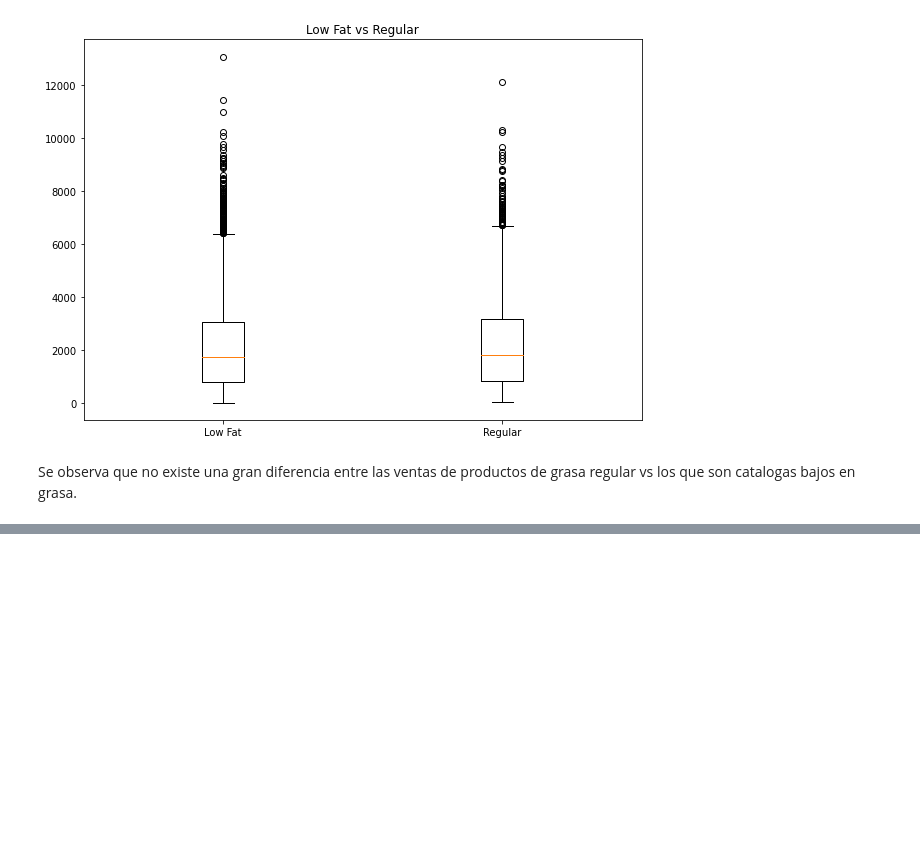
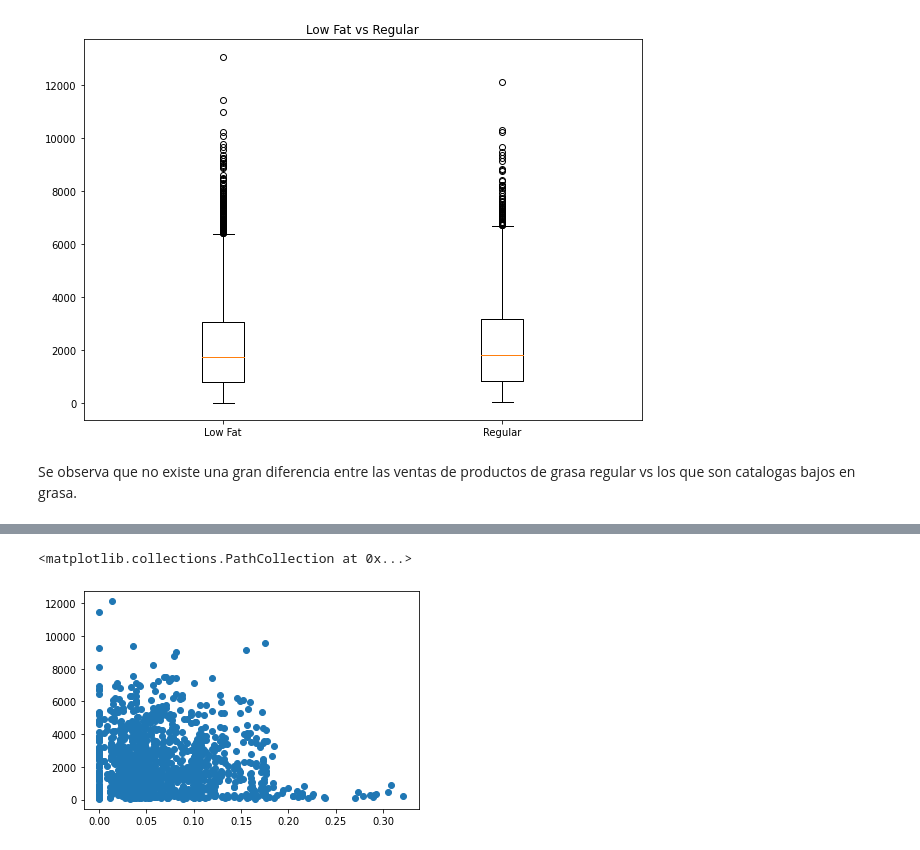
Before and after one commit to kpaulfran/sales-predictions, a Jupyter notebook: project1.ipynb, the cells around one changed output, grey strips where cells are left out. Cells and saved outputs as stored; diff of their text form; code cells hidden in the pictures; blank space fills up the shorter version.

```diff
--- a/project1.ipynb
+++ b/project1.ipynb
@@ -321,0 +339,10 @@ Se observa que no existe una gran diferencia entre las ventas de productos de gr
+# %%
+df_filter = df.loc[df['Item_Type']== 'Fruits and Vegetables',:]
+
+
+y_values = df_filter['Item_Outlet_Sales'].values
+x_values = df_filter['Item_Visibility'].values
+plt.scatter(x_values, y_values)
+# %% [output]
+<matplotlib.collections.PathCollection at 0x...>
+[figure, added]
```
Also changed, not shown: parts of 7 cells of this notebook.
